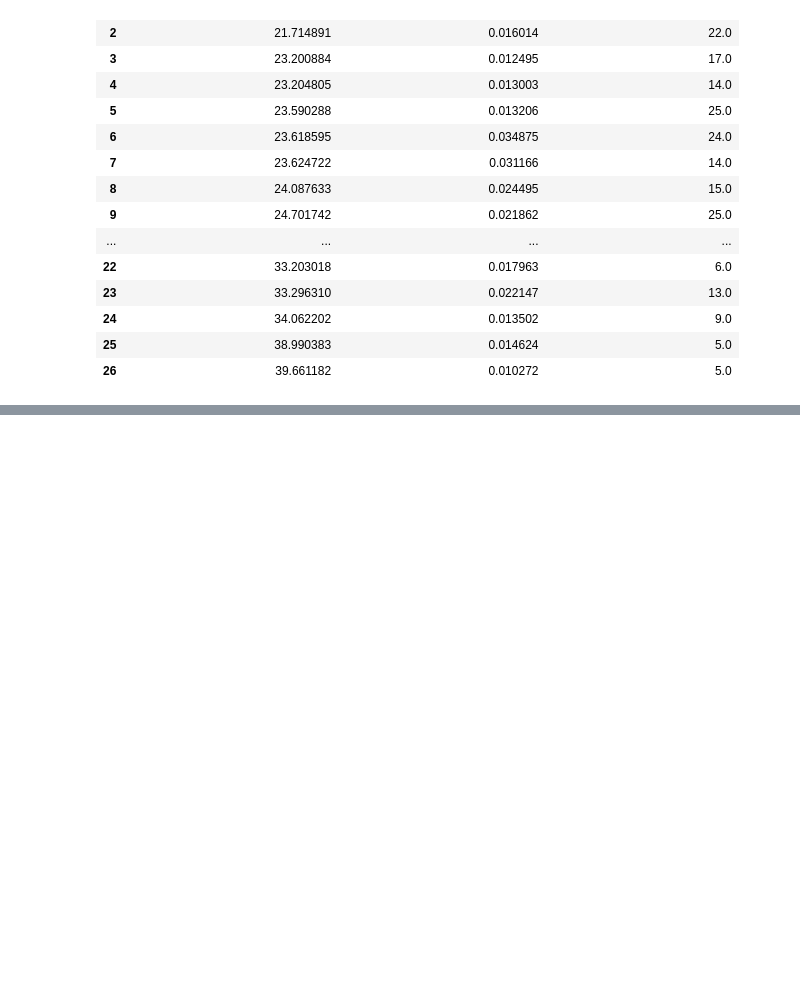
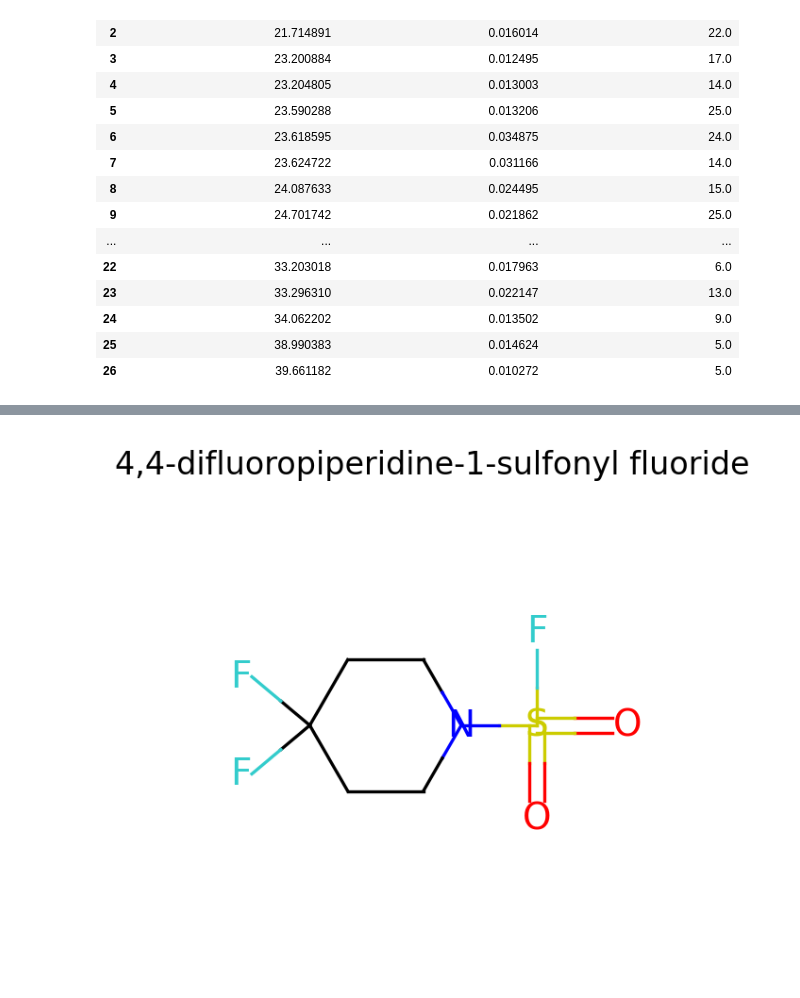
Before and after one commit to xh313/compchem, a Jupyter notebook: ChemOnPythonExplorations.ipynb, the cells around one changed output, grey strips where cells are left out. Drawn from its saved outputs; the diff is of its cells as text; code cells hidden in the pictures; blank space fills up the shorter version.

```diff
--- a/ChemOnPythonExplorations.ipynb
+++ b/ChemOnPythonExplorations.ipynb
@@ -377,0 +536,15 @@ plt.show()
+# %%
+# 4,4-difluoropiperidine-1-sulfonyl fluoride
+SaF = Chem.MolFromSmiles('O=S(N1CCC(F)(F)CC1)(F)=O')
+# Getting Matplotlib figures
+fig = Draw.MolToMPL(SaF,
+                    size=(100,100)
+                    )  # MPL figure object
+fig.set_dpi(200)
+
+plt.axis('off')
+plt.title('4,4-difluoropiperidine-1-sulfonyl fluoride')
+
+plt.show()
+# %% [output]
+[figure, added]
```
Also changed, not shown: parts of 14 cells of this notebook.
